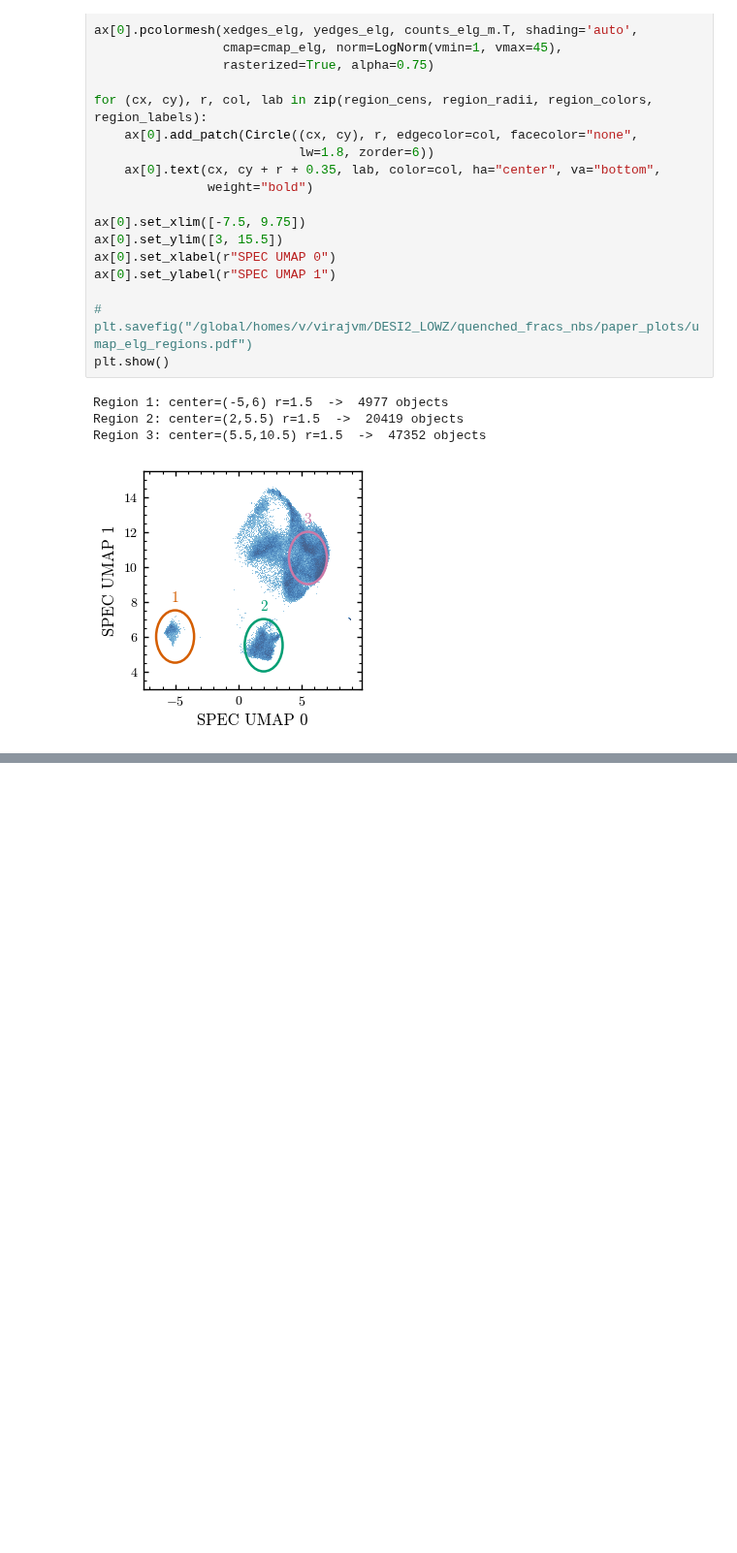
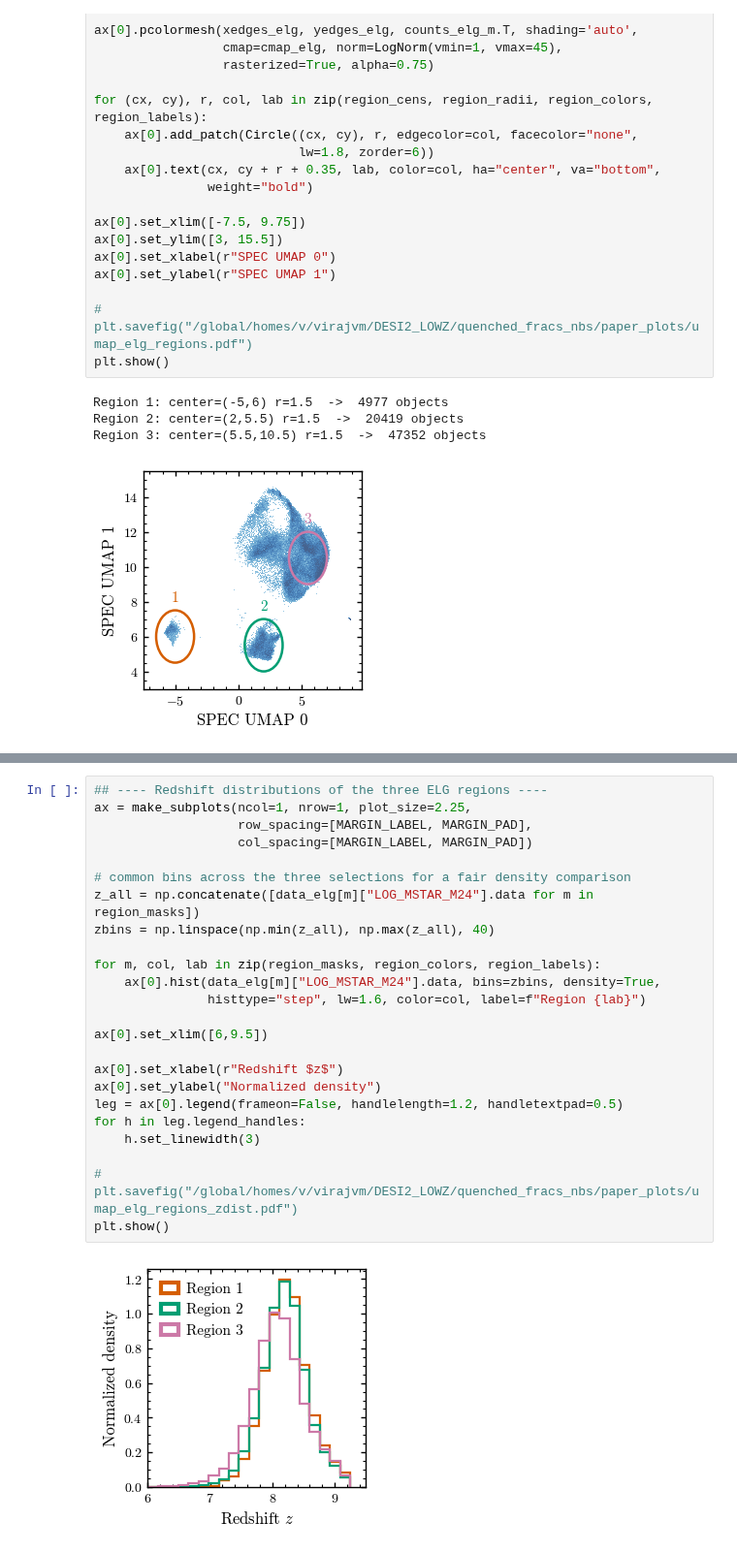
Before and after one commit to virajvman/desi_dwarfs, a Jupyter notebook: notebooks/catalog_paper/spectra_nnmf_explore.ipynb, the cells around one changed output, grey strips where cells are left out. Shown at 97% size. Drawn from its saved outputs; the diff is of its cells as text; blank space fills up the shorter version.

```diff
--- a/notebooks/catalog_paper/spectra_nnmf_explore.ipynb
+++ b/notebooks/catalog_paper/spectra_nnmf_explore.ipynb
@@ -949,0 +960,26 @@ plt.show()
+# %%
+## ---- Redshift distributions of the three ELG regions ----
+ax = make_subplots(ncol=1, nrow=1, plot_size=2.25,
+                   row_spacing=[MARGIN_LABEL, MARGIN_PAD],
+                   col_spacing=[MARGIN_LABEL, MARGIN_PAD])
+
+# common bins across the three selections for a fair density comparison
+z_all = np.concatenate([data_elg[m]["LOG_MSTAR_M24"].data for m in region_masks])
+zbins = np.linspace(np.min(z_all), np.max(z_all), 40)
+
+for m, col, lab in zip(region_masks, region_colors, region_labels):
+    ax[0].hist(data_elg[m]["LOG_MSTAR_M24"].data, bins=zbins, density=True,
+               histtype="step", lw=1.6, color=col, label=f"Region {lab}")
+
+ax[0].set_xlim([6,9.5])
+
+ax[0].set_xlabel(r"Redshift $z$")
+ax[0].set_ylabel("Normalized density")
+leg = ax[0].legend(frameon=False, handlelength=1.2, handletextpad=0.5)
+for h in leg.legend_handles:
+    h.set_linewidth(3)
+
+# plt.savefig("/global/homes/v/virajvm/DESI2_LOWZ/quenched_fracs_nbs/paper_plots/umap_elg_regions_zdist.pdf")
+plt.show()
+# %% [output]
+[figure, added]
```
Also changed, not shown: parts of 4 cells of this notebook, 1 other file.
